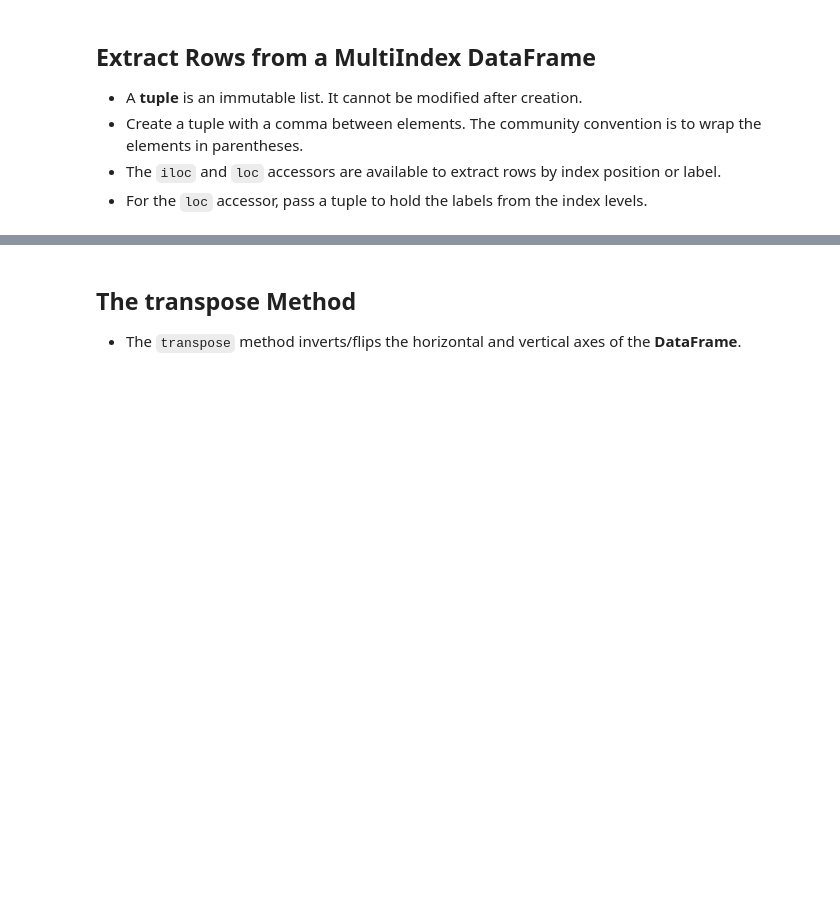
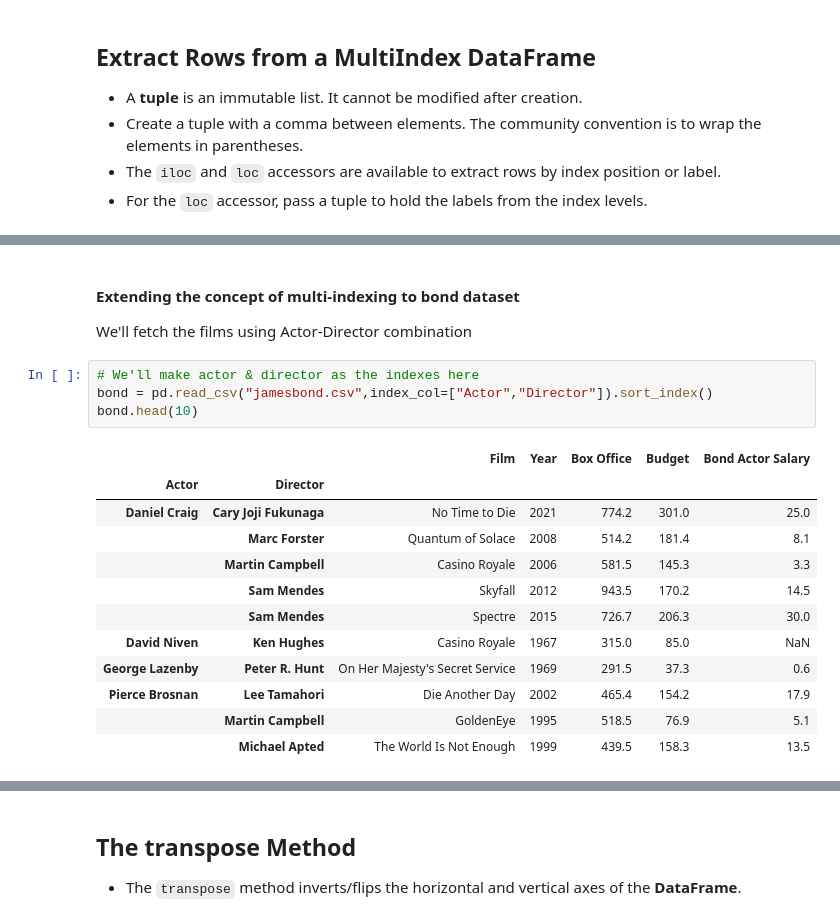
Before and after one commit to abhijeet-bhambere/pashkavers-pandas-trail, a Jupyter notebook: 08 - MultiIndex.ipynb, the cells around one changed output, grey strips where cells are left out. Drawn from its saved outputs; the diff is of its cells as text; blank space fills up the shorter version.

Commit message:
Multi-index - Day2

```diff
--- a/08 - MultiIndex.ipynb
+++ b/08 - MultiIndex.ipynb
@@ -92,0 +279,20 @@ bigmac.set_index(["Country","Date"])
+# %% [markdown]
+#### Extending the concept of multi-indexing to bond dataset
+We'll fetch the films using Actor-Director combination
+# %%
+# We'll make actor & director as the indexes here
+bond = pd.read_csv("jamesbond.csv",index_col=["Actor","Director"]).sort_index()
+bond.head(10)
+# %% [output]
+|  |  | Film | Year | Box Office | Budget | Bond Actor Salary |
+| Actor | Director |  |  |  |  |  |
+| Daniel Craig | Cary Joji Fukunaga | No Time to Die | 2021 | 774.2 | 301.0 | 25.0 |
+|  | Marc Forster | Quantum of Solace | 2008 | 514.2 | 181.4 | 8.1 |
+|  | Martin Campbell | Casino Royale | 2006 | 581.5 | 145.3 | 3.3 |
+|  | Sam Mendes | Skyfall | 2012 | 943.5 | 170.2 | 14.5 |
+|  | Sam Mendes | Spectre | 2015 | 726.7 | 206.3 | 30.0 |
+| David Niven | Ken Hughes | Casino Royale | 1967 | 315.0 | 85.0 | NaN |
+| George Lazenby | Peter R. Hunt | On Her Majesty's Secret Service | 1969 | 291.5 | 37.3 | 0.6 |
+| Pierce Brosnan | Lee Tamahori | Die Another Day | 2002 | 465.4 | 154.2 | 17.9 |
+|  | Martin Campbell | GoldenEye | 1995 | 518.5 | 76.9 | 5.1 |
+|  | Michael Apted | The World Is Not Enough | 1999 | 439.5 | 158.3 | 13.5 |
```
Also changed, not shown: parts of 23 cells of this notebook.
